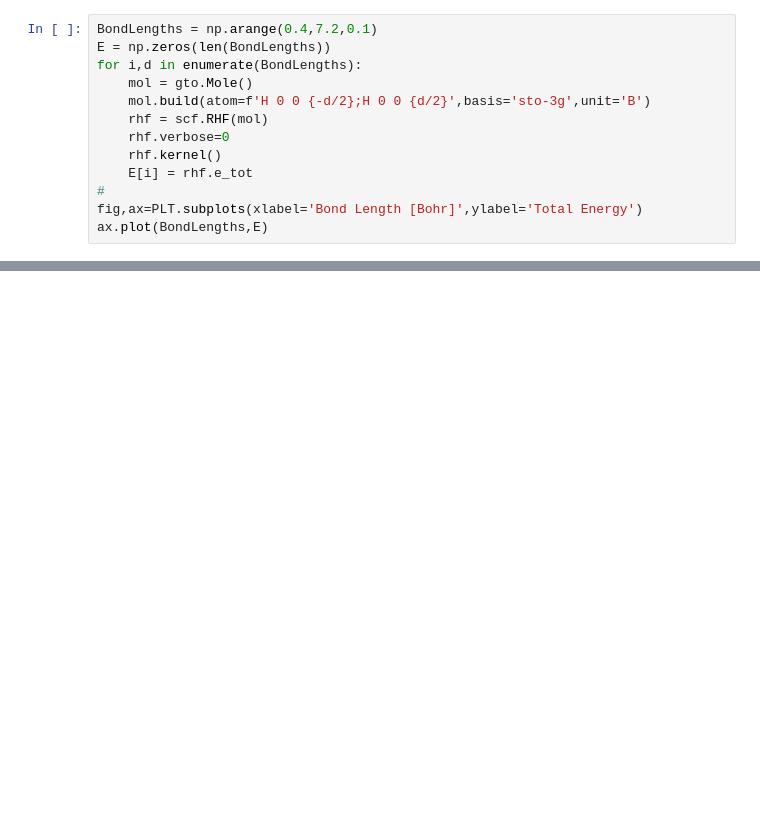
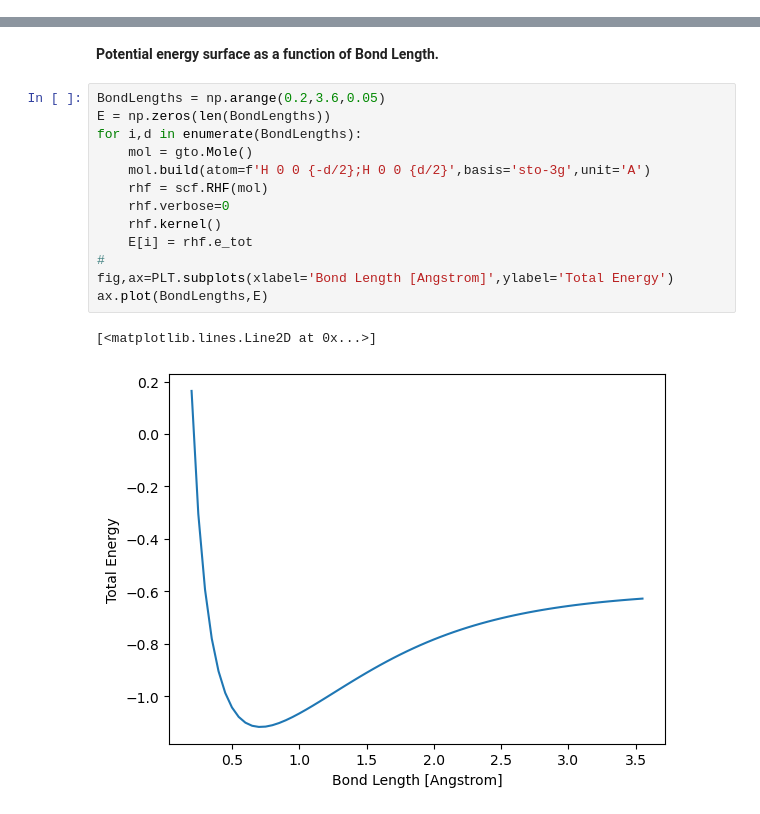
Before and after one commit to kuljitvirk/quantum, a Jupyter notebook: qchem/H2pyscf.ipynb, the cells around one changed output, grey strips where cells are left out. Saved outputs shown, nothing was run; the diff lists cells and outputs as text; blank space fills up the shorter version.

```diff
--- a/qchem/H2pyscf.ipynb
+++ b/qchem/H2pyscf.ipynb
@@ -103,13 +0,0 @@ Potential energy surface as a function of Bond Length.
-# %%
-BondLengths = np.arange(0.4,7.2,0.1)
-E = np.zeros(len(BondLengths))
-for i,d in enumerate(BondLengths):
-    mol = gto.Mole()
-    mol.build(atom=f'H 0 0 {-d/2};H 0 0 {d/2}',basis='sto-3g',unit='B')
-    rhf = scf.RHF(mol)
-    rhf.verbose=0
-    rhf.kernel()
-    E[i] = rhf.e_tot
-#
-fig,ax=PLT.subplots(xlabel='Bond Length [Bohr]',ylabel='Total Energy')
-ax.plot(BondLengths,E)
@@ -237,0 +205,18 @@ getints(intor_name, atm, bas, env, shls_slice=None, comp=None, hermi=0, aosym='s
+# %% [markdown]
+**Potential energy surface as a function of Bond Length.**
+# %%
+BondLengths = np.arange(0.2,3.6,0.05)
+E = np.zeros(len(BondLengths))
+for i,d in enumerate(BondLengths):
+    mol = gto.Mole()
+    mol.build(atom=f'H 0 0 {-d/2};H 0 0 {d/2}',basis='sto-3g',unit='A')
+    rhf = scf.RHF(mol)
+    rhf.verbose=0
+    rhf.kernel()
+    E[i] = rhf.e_tot
+#
+fig,ax=PLT.subplots(xlabel='Bond Length [Angstrom]',ylabel='Total Energy')
+ax.plot(BondLengths,E)
+# %% [output]
+[<matplotlib.lines.Line2D at 0x...>]
+[figure, added]
```
Also changed, not shown: parts of 42 cells of this notebook, 3 other files.
